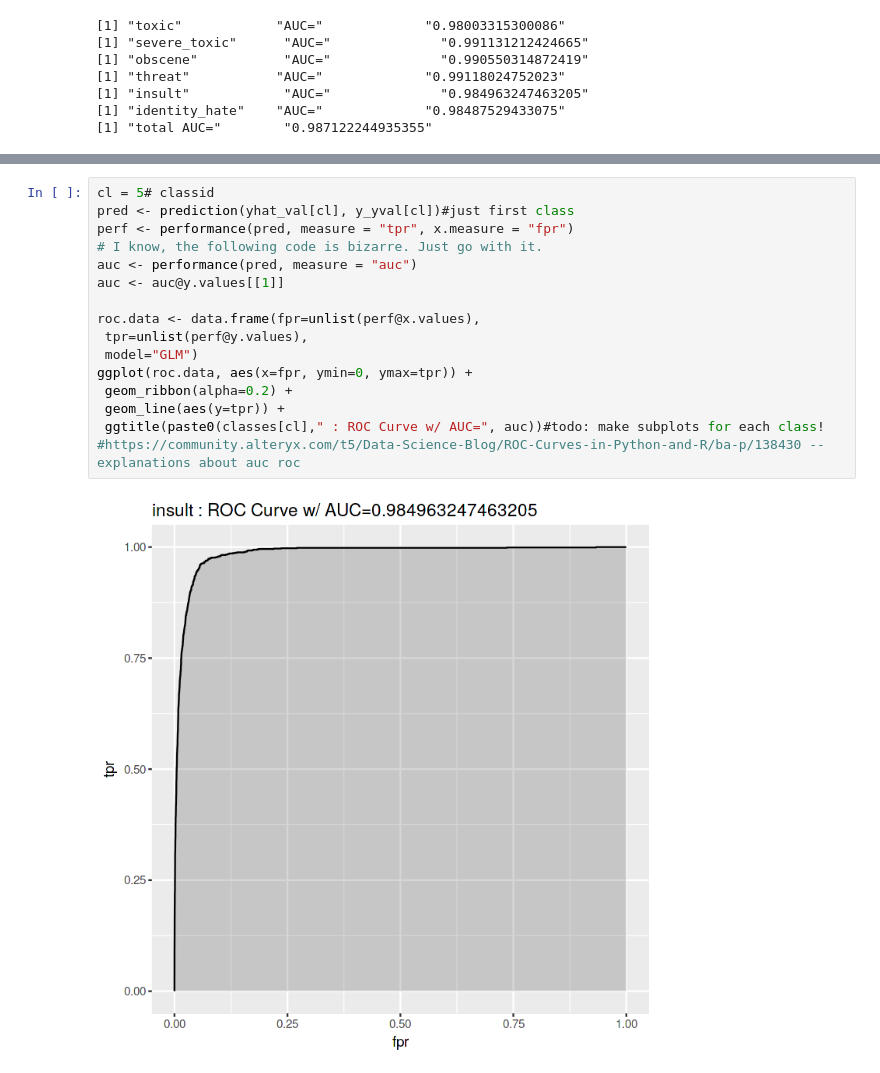
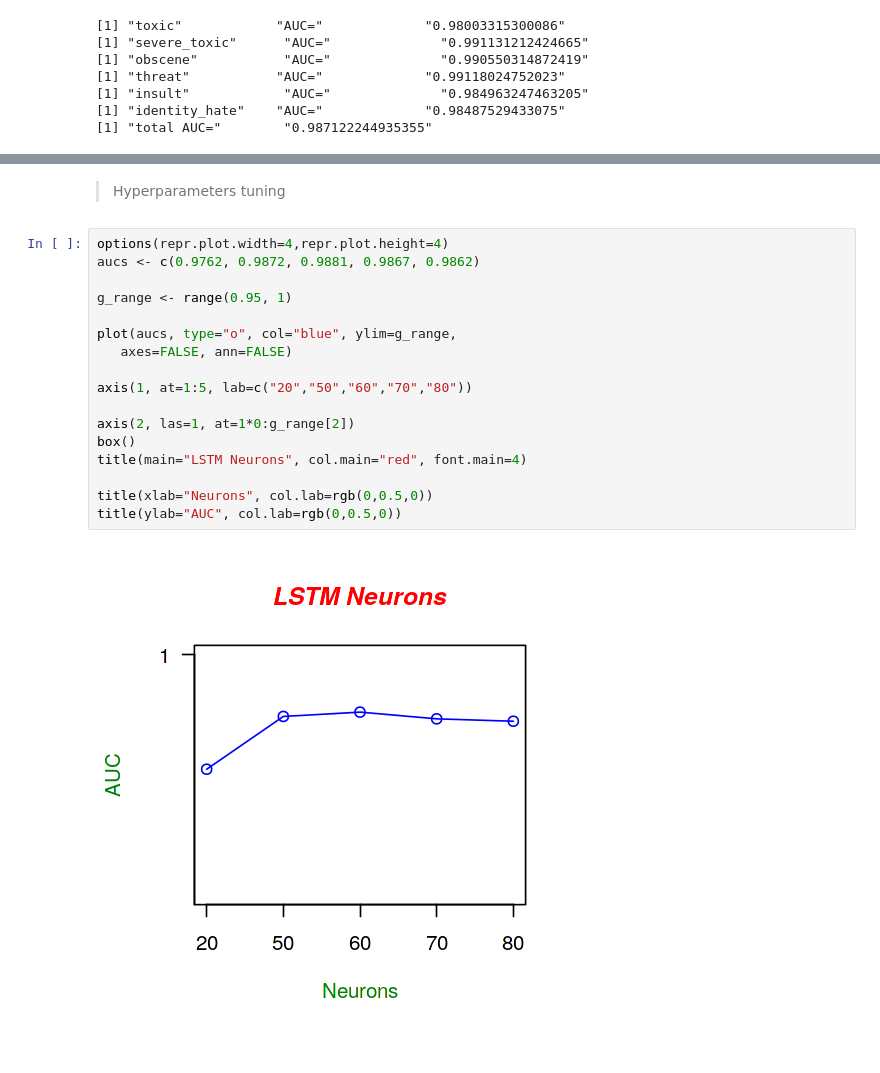
Before and after one commit to johnsmithm/toxic-comment-classification, a Jupyter notebook: notebook.ipynb, the cells around one changed output, grey strips where cells are left out. Cells and saved outputs as stored; diff of their text form.

```diff
--- a/notebook.ipynb
+++ b/notebook.ipynb
@@ -563,18 +532,21 @@ ggplot(roc.data, aes(x=fpr, ymin=0, ymax=tpr)) +
-# %%
-cl = 5# classid
-pred <- prediction(yhat_val[cl], y_yval[cl])#just first class
-perf <- performance(pred, measure = "tpr", x.measure = "fpr")
-# I know, the following code is bizarre. Just go with it.
-auc <- performance(pred, measure = "auc")
-auc <- auc@y.values[[1]]
-
-roc.data <- data.frame(fpr=unlist(perf@x.values),
- tpr=unlist(perf@y.values),
- model="GLM")
-ggplot(roc.data, aes(x=fpr, ymin=0, ymax=tpr)) +
- geom_ribbon(alpha=0.2) +
- geom_line(aes(y=tpr)) +
- ggtitle(paste0(classes[cl]," : ROC Curve w/ AUC=", auc))#todo: make subplots for each class!
-#https://community.alteryx.com/t5/Data-Science-Blog/ROC-Curves-in-Python-and-R/ba-p/138430 --explanations about auc roc
-# %% [output]
-[figure, removed]
+# %% [markdown]
+> Hyperparameters tuning
+# %%
+options(repr.plot.width=4,repr.plot.height=4)
+aucs <- c(0.9762, 0.9872, 0.9881, 0.9867, 0.9862)
+
+g_range <- range(0.95, 1)
+
+plot(aucs, type="o", col="blue", ylim=g_range,
+   axes=FALSE, ann=FALSE)
+
+axis(1, at=1:5, lab=c("20","50","60","70","80"))
+
+axis(2, las=1, at=1*0:g_range[2])
+box()
+title(main="LSTM Neurons", col.main="red", font.main=4)
+
+title(xlab="Neurons", col.lab=rgb(0,0.5,0))
+title(ylab="AUC", col.lab=rgb(0,0.5,0))
+# %% [output]
+[figure, added]
```
Also changed, not shown: parts of 10 cells of this notebook.
